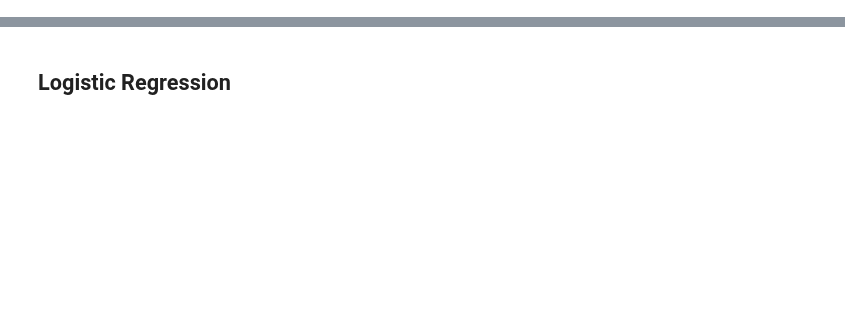
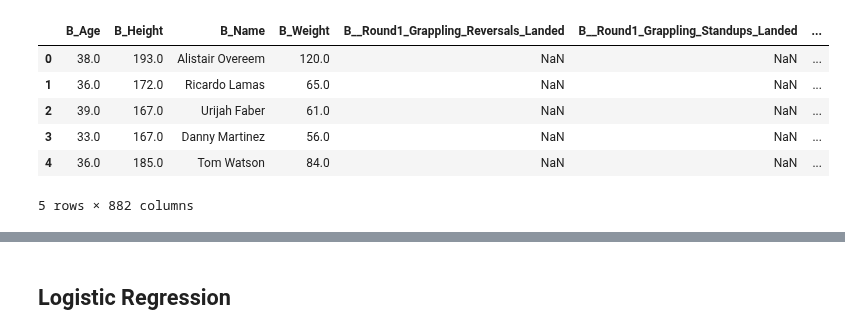
Before and after one commit to seven-foot-two/turtle-time, a Jupyter notebook: UFC_Final_Project.ipynb, the cells around one changed output, grey strips where cells are left out. Saved outputs shown, nothing was run; the diff lists cells and outputs as text; code cells hidden in the pictures; blank space fills up the shorter version.

Commit message:
Added back columns, removed columns, and exported data to CSV.

```diff
--- a/UFC_Final_Project.ipynb
+++ b/UFC_Final_Project.ipynb
@@ -10,5 +18,23 @@ ufc_df.head()
 # %%
 # Drop the non-beneficial columns
-ufc_df = ufc_df.drop(columns=["B_Location", "R_Location", "Event_ID", "Fight_ID", "B_Name", "R_Name","B_ID",
-                              "R_ID"])
+ufc_df = ufc_df.drop(columns=["BPrev",
+                              "RPrev",
+                              "BStreak",
+                              "B_Location",
+                              "R_Location",
+                              "Event_ID",
+                              "Fight_ID",
+                              "B_ID",
+                              "R_ID",
+                              "B_HomeTown",
+                              "R_HomeTown",
+                              "Date"])
 ufc_df.head()
+# %% [output]
+|  | B_Age | B_Height | B_Name | B_Weight | B__Round1_Grappling_Reversals_Landed | B__Round1_Grappling_Standups_Landed | ... |
+| 0 | 38.0 | 193.0 | Alistair Overeem | 120.0 | NaN | NaN | ... |
+| 1 | 36.0 | 172.0 | Ricardo Lamas | 65.0 | NaN | NaN | ... |
+| 2 | 39.0 | 167.0 | Urijah Faber | 61.0 | NaN | NaN | ... |
+| 3 | 33.0 | 167.0 | Danny Martinez | 56.0 | NaN | NaN | ... |
+| 4 | 36.0 | 185.0 | Tom Watson | 84.0 | NaN | NaN | ... |
+5 rows × 882 columns
```
Also changed, not shown: parts of 10 cells of this notebook, 1 other file.
